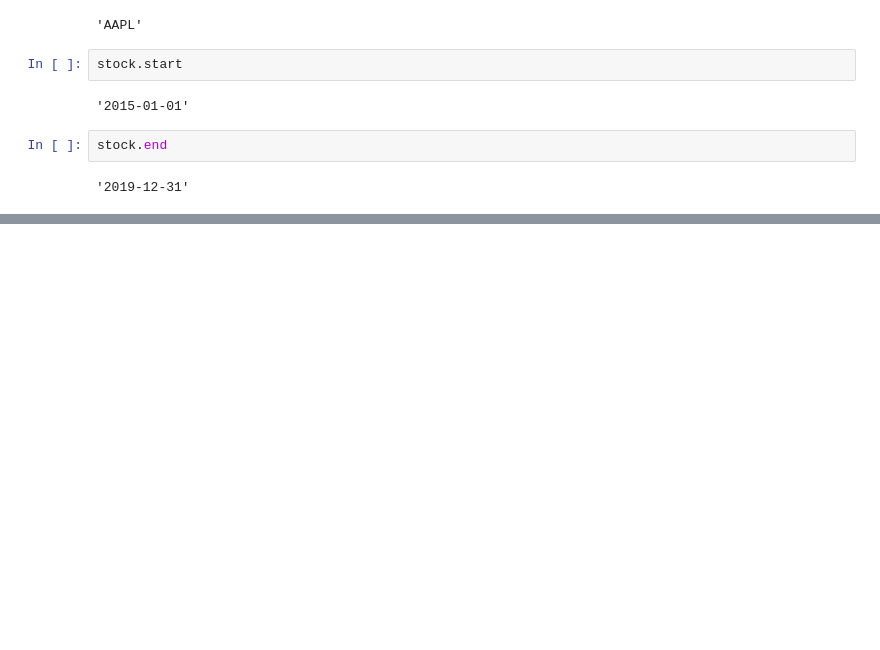
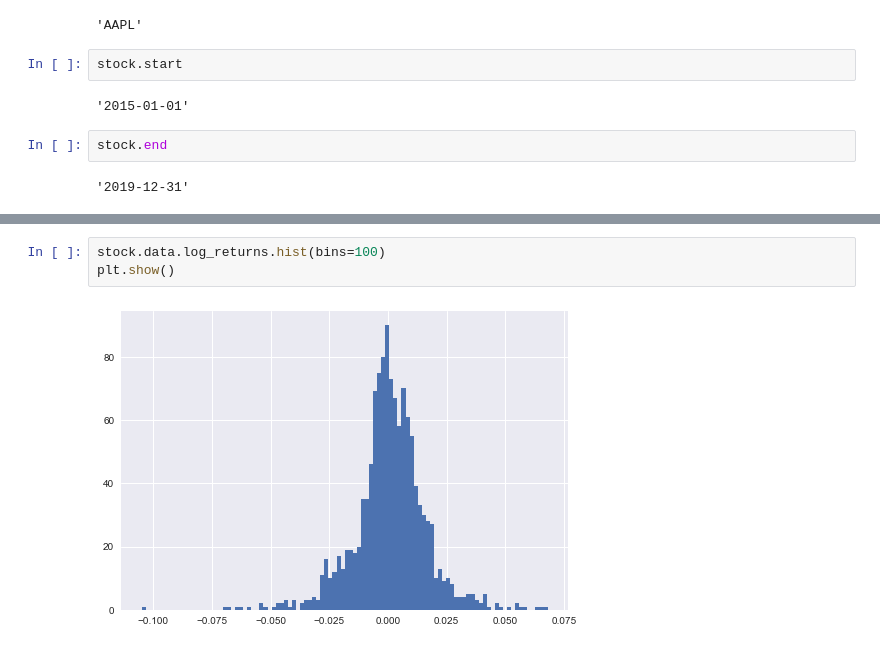
Before and after one commit to Jayce77/pythonDataCookbook, a Jupyter notebook: financialInstrumentClass.ipynb, the cells around one changed output, grey strips where cells are left out. Cells and saved outputs as stored; diff of their text form; blank space fills up the shorter version.

```diff
--- a/financialInstrumentClass.ipynb
+++ b/financialInstrumentClass.ipynb
@@ -33,0 +205,5 @@ stock.end
+# %%
+stock.data.log_returns.hist(bins=100)
+plt.show()
+# %% [output]
+[figure, added]
```
Also changed, not shown: parts of 35 cells of this notebook.
